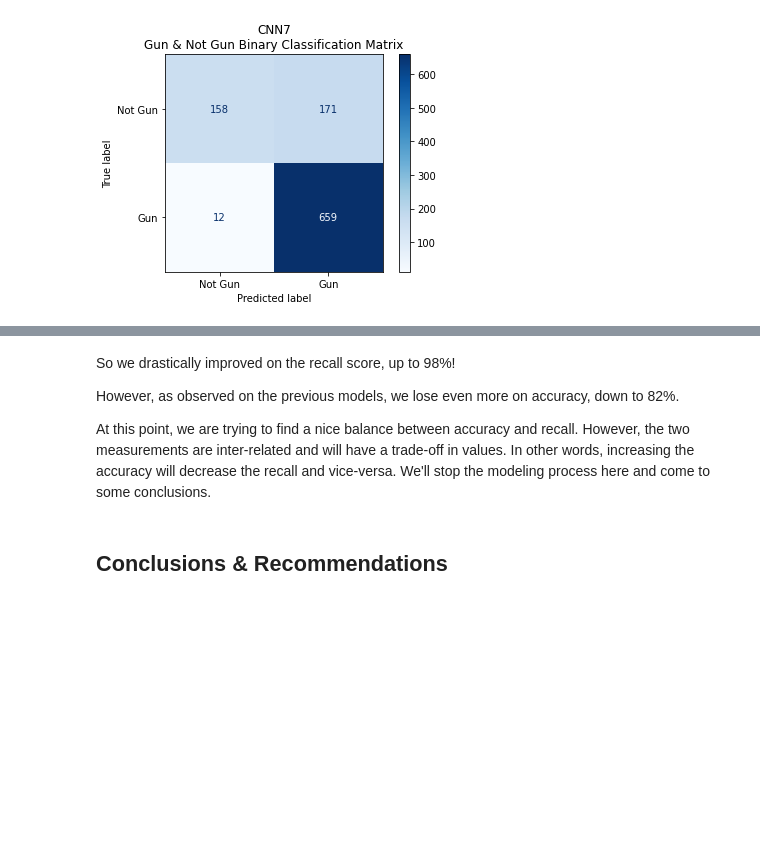
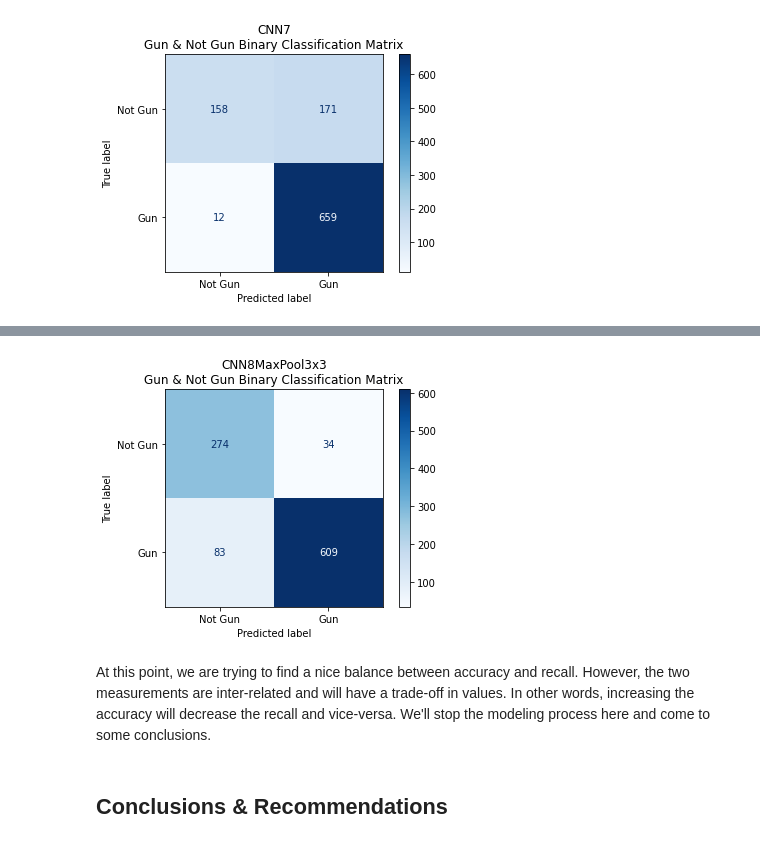
Before and after one commit to eric8395/Gun-Image-Classification, a Jupyter notebook: Image Classification - Binary.ipynb, the cells around one changed output, grey strips where cells are left out. Drawn from its saved outputs; the diff is of its cells as text; code cells hidden in the pictures; blank space fills up the shorter version.

```diff
--- a/Image Classification - Binary.ipynb
+++ b/Image Classification - Binary.ipynb
@@ -1446,0 +1538,3 @@ get_test_results(loaded_cnn_model_7, test_images, test_y)
+# %%
+get_test_results(cnn_model_8, test_images, test_y)
+# %% [output]
@@ -1447,8 +1544,5 @@ get_test_results(loaded_cnn_model_7, test_images, test_y)
+[figure, added]
 # %% [markdown]
-So we drastically improved on the recall score, up to 98%!
-
-However, as observed on the previous models, we lose even more on accuracy, down to 82%.
-
 At this point, we are trying to find a nice balance between accuracy and recall. However, the two measurements are inter-related and will have a trade-off in values. In other words, increasing the accuracy will decrease the recall and vice-versa. We'll stop the modeling process here and come to some conclusions.
 # %% [markdown]
 ## Conclusions & Recommendations
```
Also changed, not shown: parts of 15 cells of this notebook, 4 other files.
